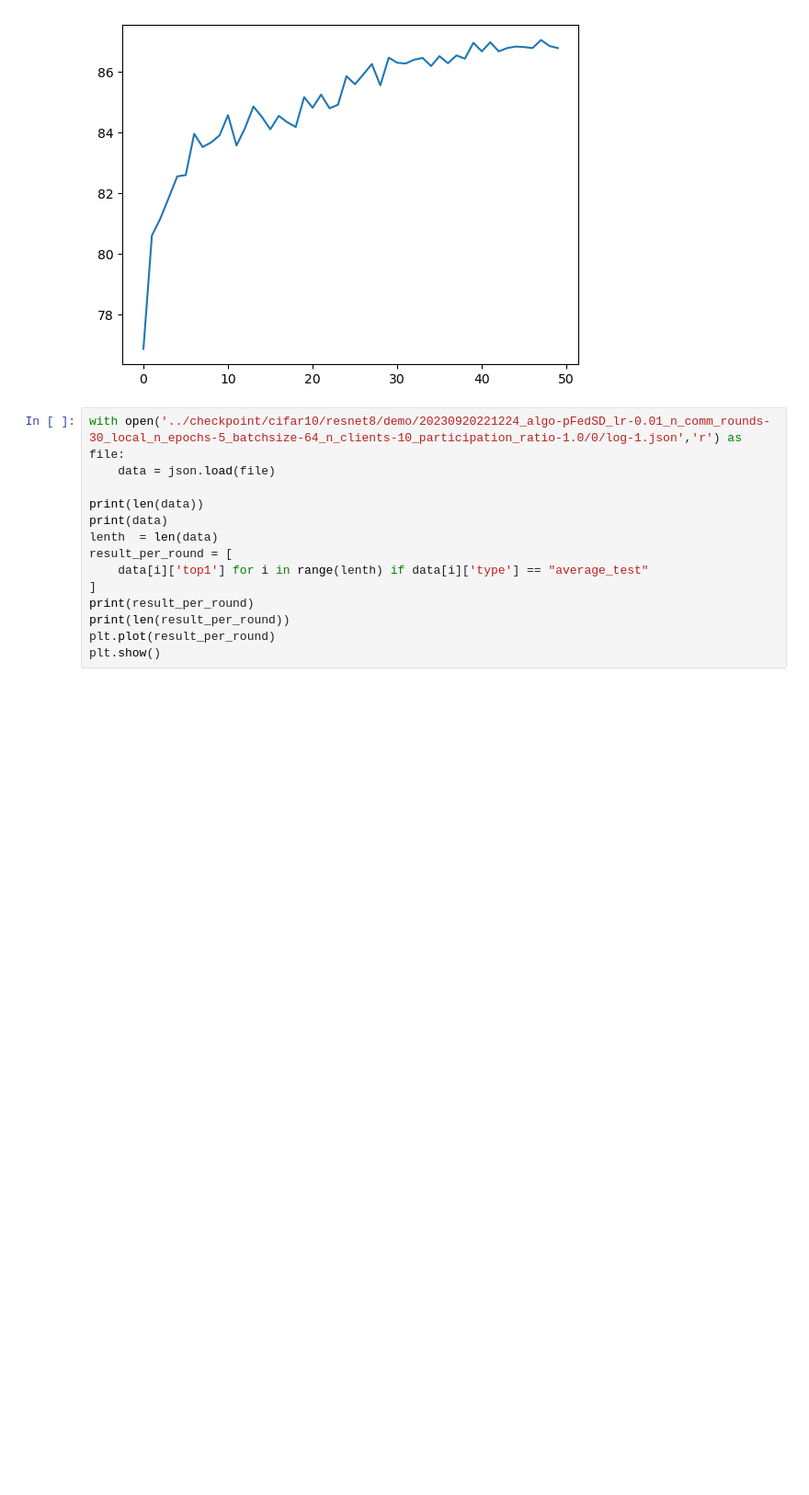
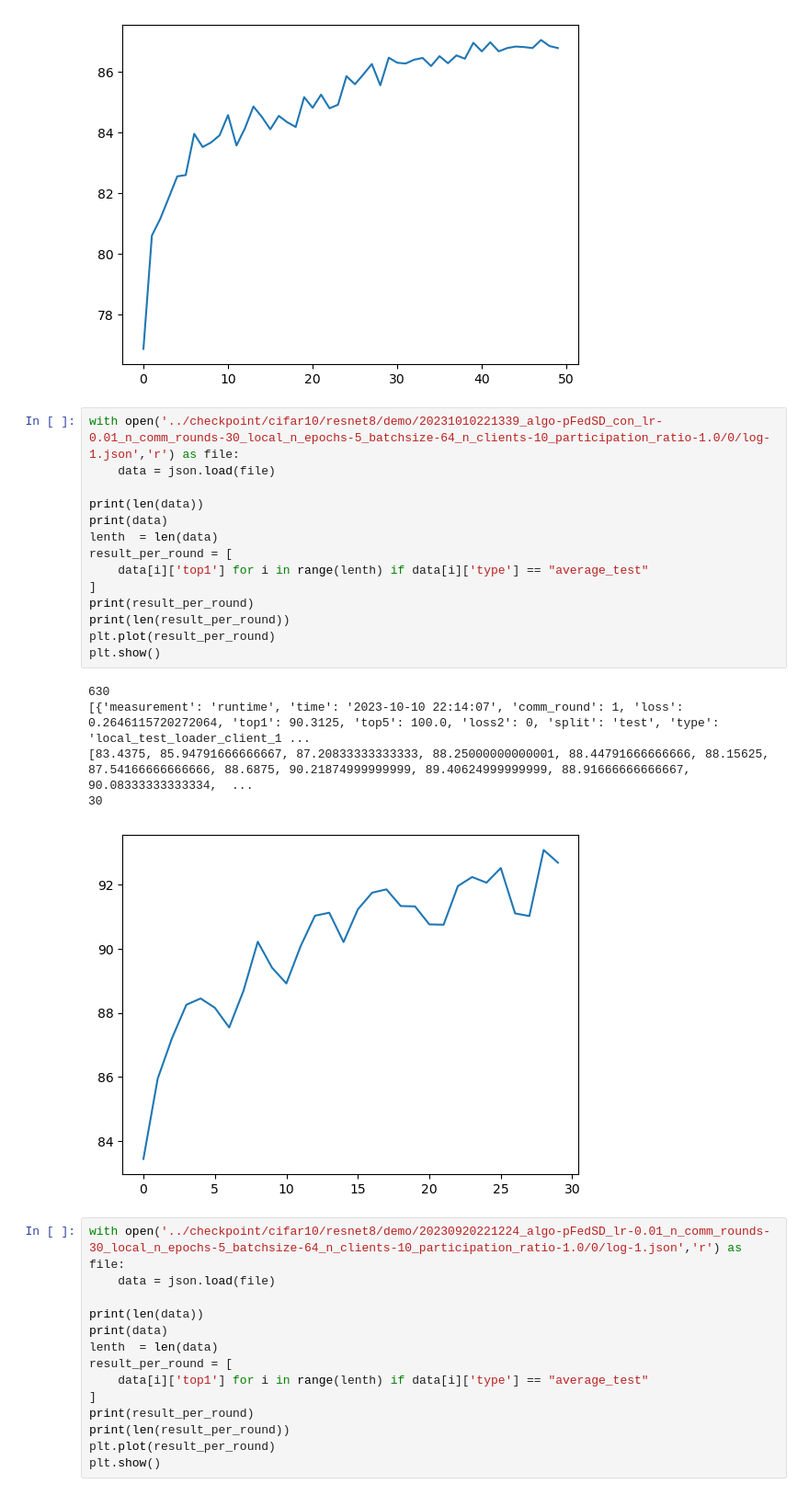
Before and after one commit to LEON-gittech/CPFL, a Jupyter notebook: leon/my.ipynb, the cells around one changed output. Shown at 92% size. Drawn from its saved outputs; the diff is of its cells as text; blank space fills up the shorter version.

```diff
--- a/leon/my.ipynb
+++ b/leon/my.ipynb
@@ -42,6 +42,26 @@ plt.show()
 [76.87499992879233, 80.60833326212564, 81.16666658528646, 81.85833319091796, 82.55833326212566, 82.59999990844726, 83.95833323160807, 83.52499990844727, 83.67499986775718, 83.90833327229817, 84.574999 ...
 50
 [figure]
+# %%
+with open('../checkpoint/cifar10/resnet8/demo/20231010221339_algo-pFedSD_con_lr-0.01_n_comm_rounds-30_local_n_epochs-5_batchsize-64_n_clients-10_participation_ratio-1.0/0/log-1.json','r') as file:
+    data = json.load(file)
+
+print(len(data))
+print(data)
+lenth  = len(data)
+result_per_round = [
+    data[i]['top1'] for i in range(lenth) if data[i]['type'] == "average_test"
+]
+print(result_per_round)
+print(len(result_per_round))
+plt.plot(result_per_round)
+plt.show()
+# %% [output]
+630
+[{'measurement': 'runtime', 'time': '2023-10-10 22:14:07', 'comm_round': 1, 'loss': 0.2646115720272064, 'top1': 90.3125, 'top5': 100.0, 'loss2': 0, 'split': 'test', 'type': 'local_test_loader_client_1 ...
+[83.4375, 85.94791666666667, 87.20833333333333, 88.25000000000001, 88.44791666666666, 88.15625, 87.54166666666666, 88.6875, 90.21874999999999, 89.40624999999999, 88.91666666666667, 90.08333333333334,  ...
+30
+[figure, added]
 # %%
 with open('../checkpoint/cifar10/resnet8/demo/20230920221224_algo-pFedSD_lr-0.01_n_comm_rounds-30_local_n_epochs-5_batchsize-64_n_clients-10_participation_ratio-1.0/0/log-1.json','r') as file:
     data = json.load(file)
```
Also changed, not shown: parts of 2 cells of this notebook, 21 other files.
